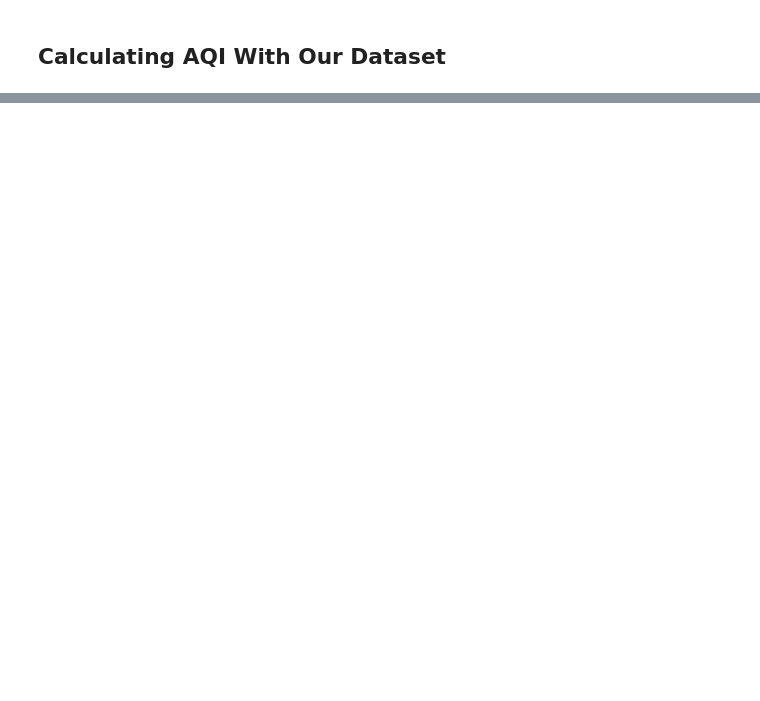
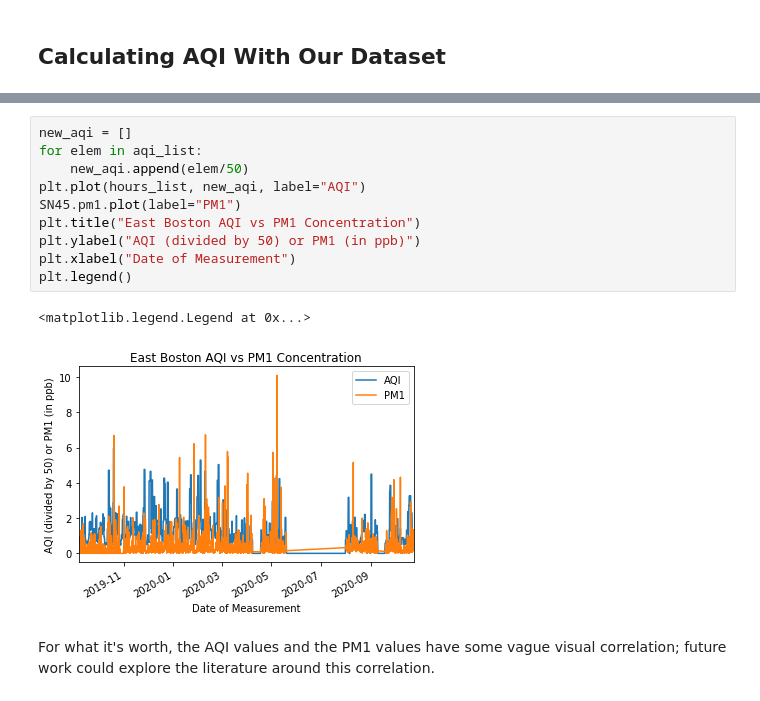
Before and after one commit to airpartners/data-analysis, a Jupyter notebook: aqi-analysis.ipynb, the cells around one changed output, grey strips where cells are left out. Saved outputs shown, nothing was run; the diff lists cells and outputs as text; blank space fills up the shorter version.

```diff
--- a/aqi-analysis.ipynb
+++ b/aqi-analysis.ipynb
@@ -166,0 +209,15 @@ SN45_8_hour
+# %%
+new_aqi = []
+for elem in aqi_list:
+    new_aqi.append(elem/50)
+plt.plot(hours_list, new_aqi, label="AQI")
+SN45.pm1.plot(label="PM1")
+plt.title("East Boston AQI vs PM1 Concentration")
+plt.ylabel("AQI (divided by 50) or PM1 (in ppb)")
+plt.xlabel("Date of Measurement")
+plt.legend()
+# %% [output]
+<matplotlib.legend.Legend at 0x...>
+[figure, added]
+# %% [markdown]
+For what it's worth, the AQI values and the PM1 values have some vague visual correlation; future work could explore the literature around this correlation.
```
Also changed, not shown: parts of 19 cells of this notebook.
